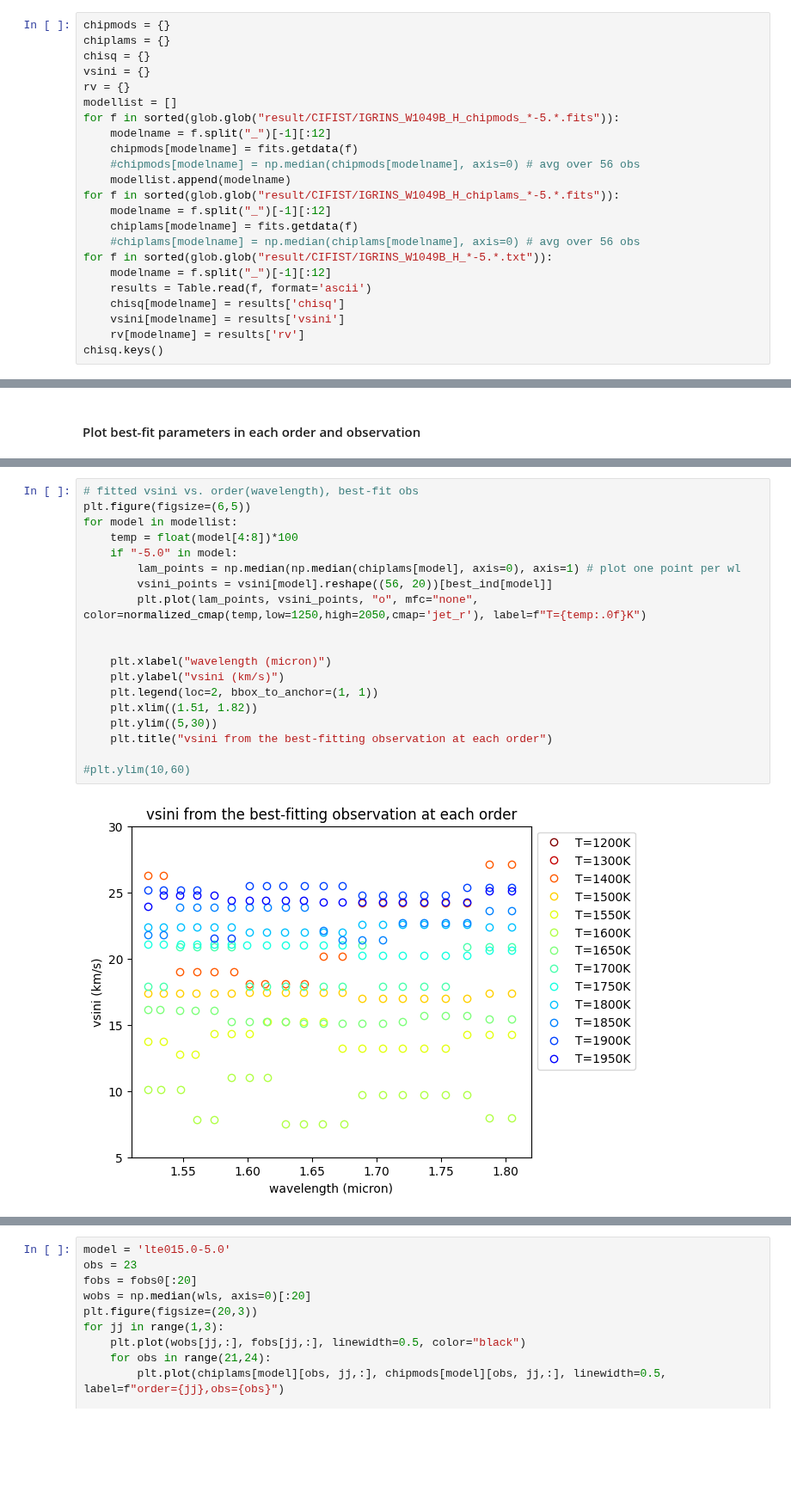
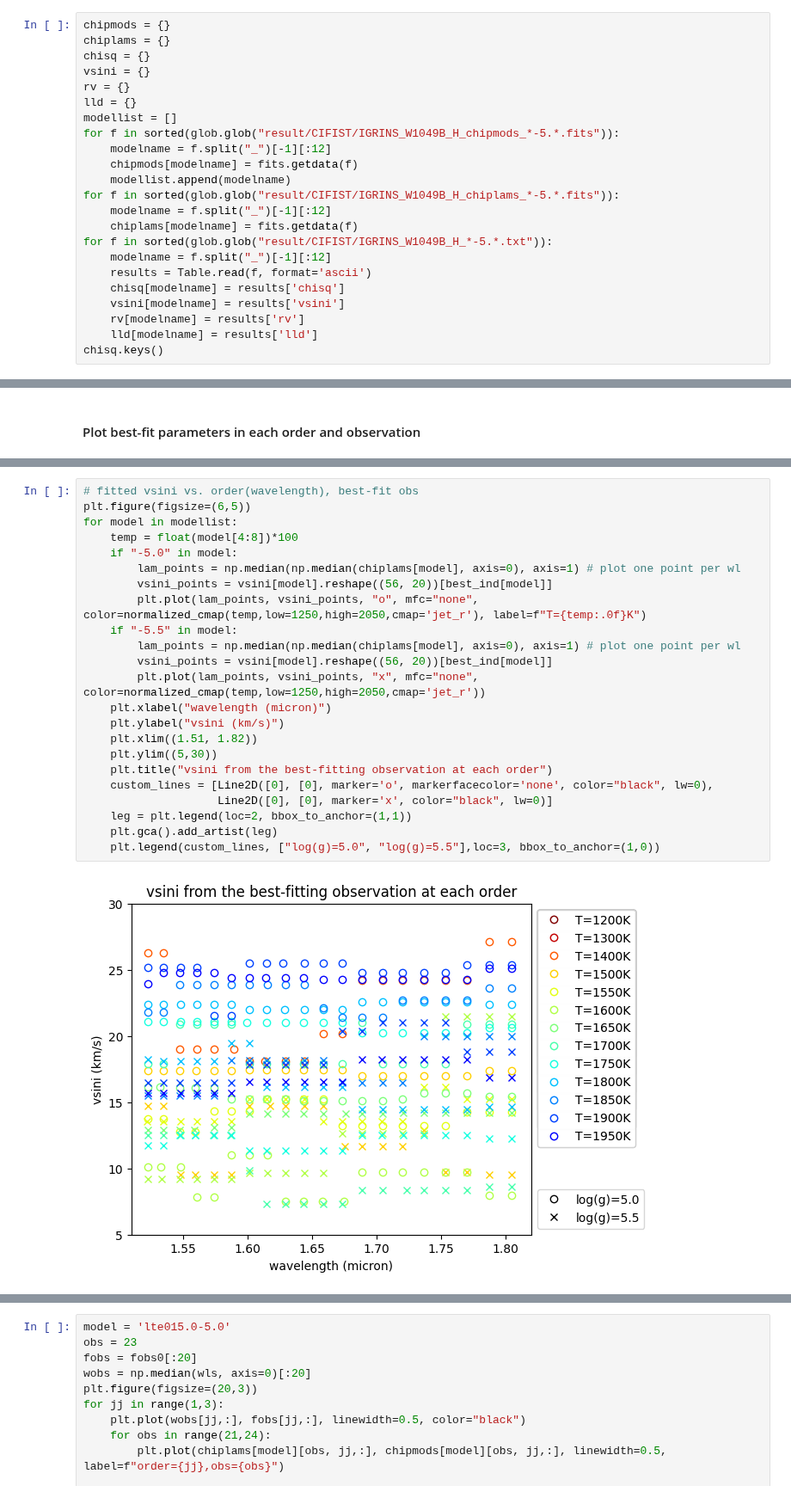
Before and after one commit to alphalyncis/dopplerimg, a Jupyter notebook: code/fit_IGRINS_H.ipynb, the cells around one changed output, grey strips where cells are left out. Shown at 86% size. Cells and saved outputs as stored; diff of their text form; blank space fills up the shorter version.

Commit message:
neat plots

```diff
--- a/code/fit_IGRINS_H.ipynb
+++ b/code/fit_IGRINS_H.ipynb
@@ -78,22 +80,22 @@ chiplams = {}
 chisq = {}
 vsini = {}
 rv = {}
+lld = {}
 modellist = []
 for f in sorted(glob.glob("result/CIFIST/IGRINS_W1049B_H_chipmods_*-5.*.fits")):
     modelname = f.split("_")[-1][:12]
     chipmods[modelname] = fits.getdata(f)
-    #chipmods[modelname] = np.median(chipmods[modelname], axis=0) # avg over 56 obs
     modellist.append(modelname)
 for f in sorted(glob.glob("result/CIFIST/IGRINS_W1049B_H_chiplams_*-5.*.fits")):
     modelname = f.split("_")[-1][:12]
     chiplams[modelname] = fits.getdata(f)
-    #chiplams[modelname] = np.median(chiplams[modelname], axis=0) # avg over 56 obs
 for f in sorted(glob.glob("result/CIFIST/IGRINS_W1049B_H_*-5.*.txt")):
     modelname = f.split("_")[-1][:12]
     results = Table.read(f, format='ascii')
     chisq[modelname] = results['chisq']
     vsini[modelname] = results['vsini']
     rv[modelname] = results['rv']
+    lld[modelname] = results['lld']
 chisq.keys()
 # %% [output]
 dict_keys(['lte012.0-5.0', 'lte012.0-5.5', 'lte013.0-5.0', 'lte013.0-5.5', 'lte014.0-5.0', 'lte014.0-5.5', 'lte015.0-5.0', 'lte015.0-5.5', 'lte015.5-5.0', 'lte015.5-5.5', 'lte016.0-5.0', 'lte016.0-5.5 ...
@@ -209,21 +237,25 @@ for model in modellist:
 # %%
 # fitted vsini vs. order(wavelength), best-fit obs
 plt.figure(figsize=(6,5))
 for model in modellist:
     temp = float(model[4:8])*100
     if "-5.0" in model:
         lam_points = np.median(np.median(chiplams[model], axis=0), axis=1) # plot one point per wl
         vsini_points = vsini[model].reshape((56, 20))[best_ind[model]]
         plt.plot(lam_points, vsini_points, "o", mfc="none", color=normalized_cmap(temp,low=1250,high=2050,cmap='jet_r'), label=f"T={temp:.0f}K")
-
-
+    if "-5.5" in model:
+        lam_points = np.median(np.median(chiplams[model], axis=0), axis=1) # plot one point per wl
+        vsini_points = vsini[model].reshape((56, 20))[best_ind[model]]
+        plt.plot(lam_points, vsini_points, "x", mfc="none", color=normalized_cmap(temp,low=1250,high=2050,cmap='jet_r'))
     plt.xlabel("wavelength (micron)")
     plt.ylabel("vsini (km/s)")
-    plt.legend(loc=2, bbox_to_anchor=(1, 1))
     plt.xlim((1.51, 1.82))
     plt.ylim((5,30))
     plt.title("vsini from the best-fitting observation at each order")
-
-#plt.ylim(10,60)
+    custom_lines = [Line2D([0], [0], marker='o', markerfacecolor='none', color="black", lw=0),
+                    Line2D([0], [0], marker='x', color="black", lw=0)]
+    leg = plt.legend(loc=2, bbox_to_anchor=(1,1))
+    plt.gca().add_artist(leg)
+    plt.legend(custom_lines, ["log(g)=5.0", "log(g)=5.5"],loc=3, bbox_to_anchor=(1,0))
 # %% [output]
-[figure, old version]
+[figure, new version]
```
Also changed, not shown: parts of 16 cells of this notebook, 2 other files.
